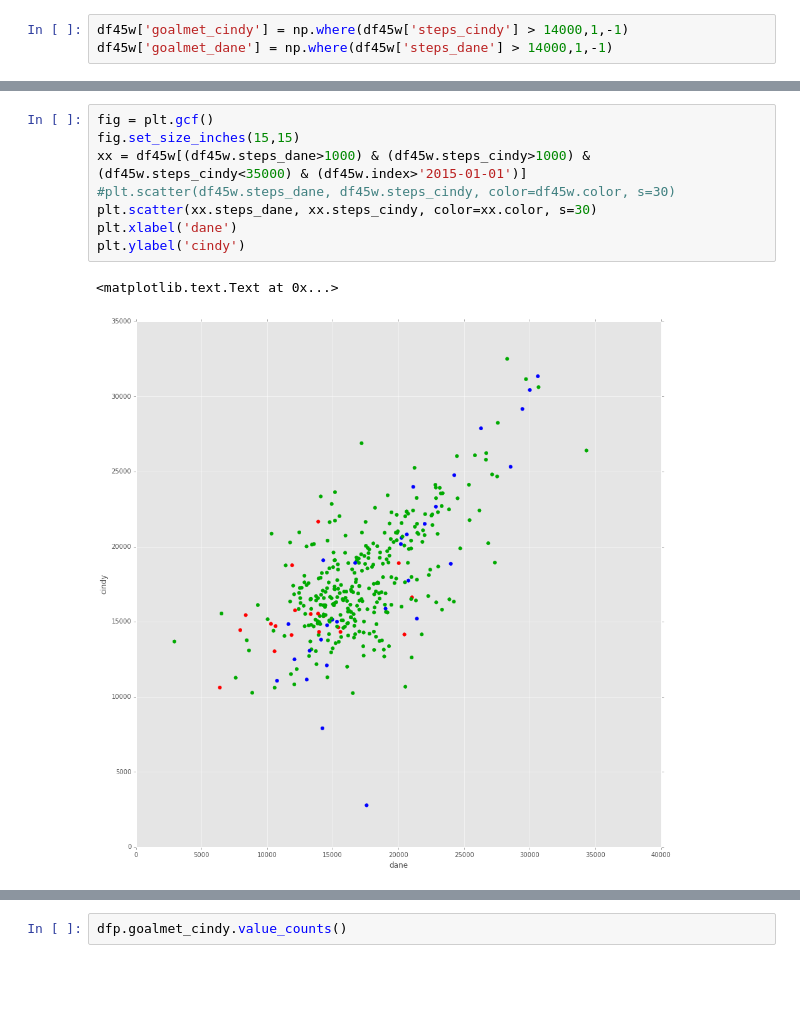
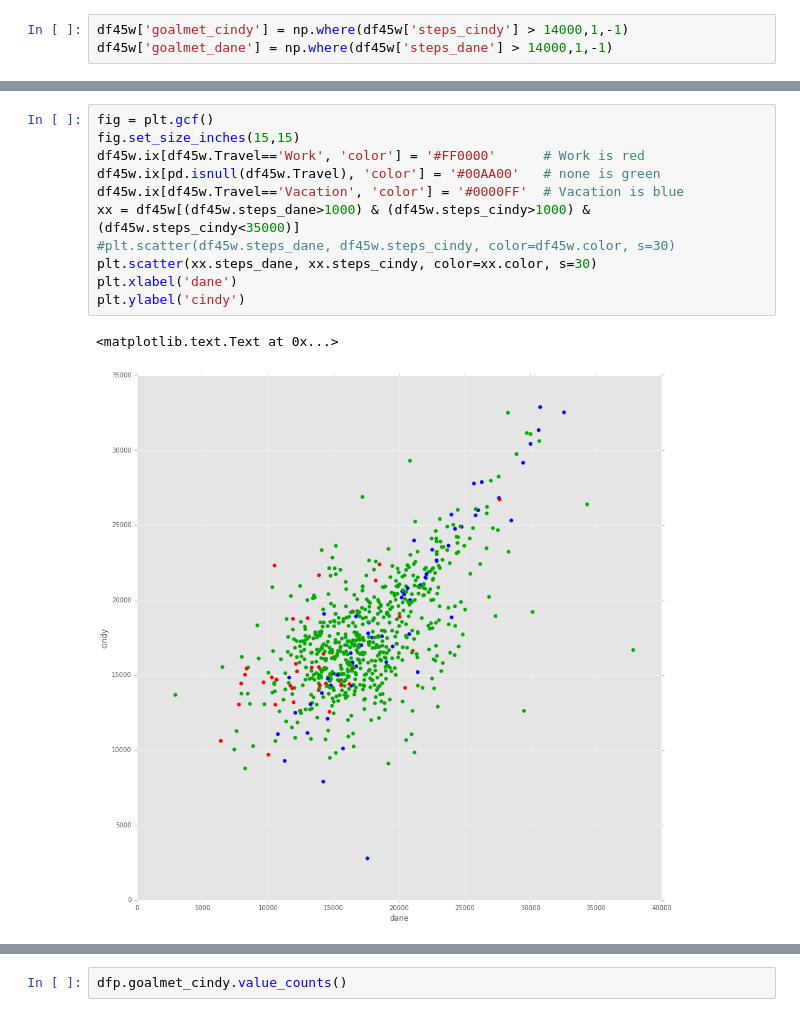
Before and after one commit to danecollins/fitbit, a Jupyter notebook: fb_eda.ipynb, the cells around one changed output, grey strips where cells are left out. Cells and saved outputs as stored; diff of their text form; blank space fills up the shorter version.

```diff
--- a/fb_eda.ipynb
+++ b/fb_eda.ipynb
@@ -114,11 +114,14 @@ plt.show()
 # %%
 fig = plt.gcf()
 fig.set_size_inches(15,15)
-xx = df45w[(df45w.steps_dane>1000) & (df45w.steps_cindy>1000) & (df45w.steps_cindy<35000) & (df45w.index>'2015-01-01')]
+df45w.ix[df45w.Travel=='Work', 'color'] = '#FF0000'      # Work is red
+df45w.ix[pd.isnull(df45w.Travel), 'color'] = '#00AA00'   # none is green
+df45w.ix[df45w.Travel=='Vacation', 'color'] = '#0000FF'  # Vacation is blue
+xx = df45w[(df45w.steps_dane>1000) & (df45w.steps_cindy>1000) & (df45w.steps_cindy<35000)]
 #plt.scatter(df45w.steps_dane, df45w.steps_cindy, color=df45w.color, s=30)
 plt.scatter(xx.steps_dane, xx.steps_cindy, color=xx.color, s=30)
 plt.xlabel('dane')
 plt.ylabel('cindy')
 # %% [output]
 <matplotlib.text.Text at 0x...>
-[figure, old version]
+[figure, new version]
```
Also changed, not shown: parts of 8 cells of this notebook, 1 other file.
